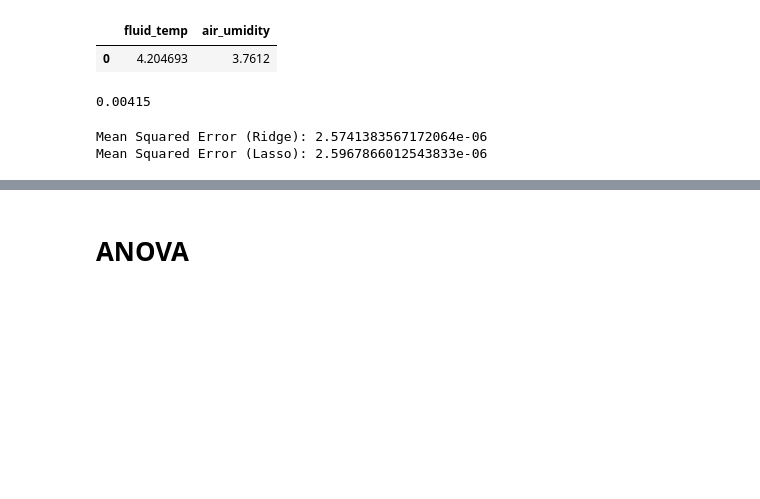
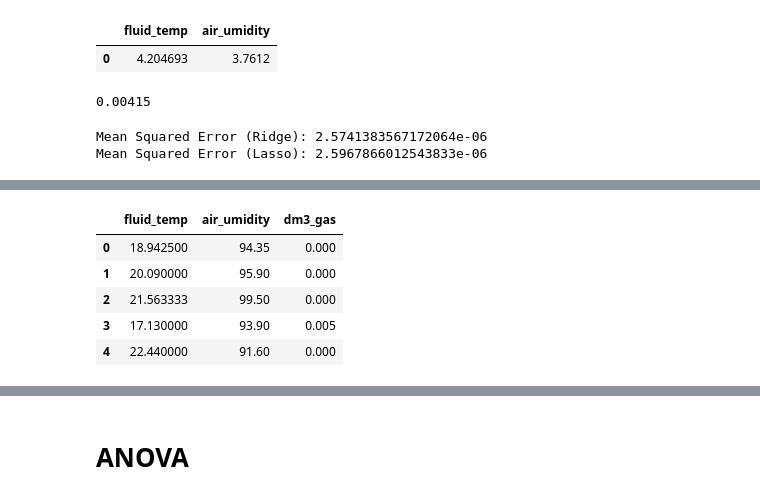
Before and after one commit to Nyotabenson/BGS, a Jupyter notebook: BGS_MODEL.ipynb, the cells around one changed output, grey strips where cells are left out. Saved outputs shown, nothing was run; the diff lists cells and outputs as text; code cells hidden in the pictures; blank space fills up the shorter version.

```diff
--- a/BGS_MODEL.ipynb
+++ b/BGS_MODEL.ipynb
@@ -578,0 +579,12 @@ Mean Squared Error (Lasso): 2.5967866012543833e-06
+# %%
+three_feat = df_hour[['fluid_temp', 'air_umidity', 'dm3_gas']]
+three_feat.to_csv("three_feat.csv", index=False)
+# %%
+three_feat.head()
+# %% [output]
+|  | fluid_temp | air_umidity | dm3_gas |
+| 0 | 18.942500 | 94.35 | 0.000 |
+| 1 | 20.090000 | 95.90 | 0.000 |
+| 2 | 21.563333 | 99.50 | 0.000 |
+| 3 | 17.130000 | 93.90 | 0.005 |
+| 4 | 22.440000 | 91.60 | 0.000 |
```
Also changed, not shown: parts of 46 cells of this notebook, 7 other files.
